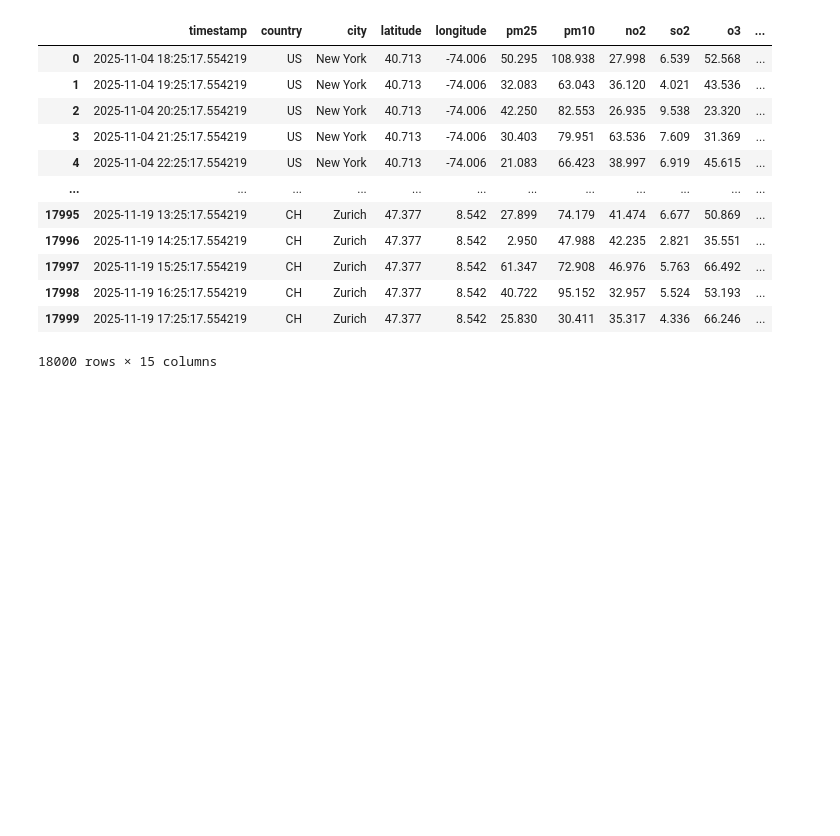
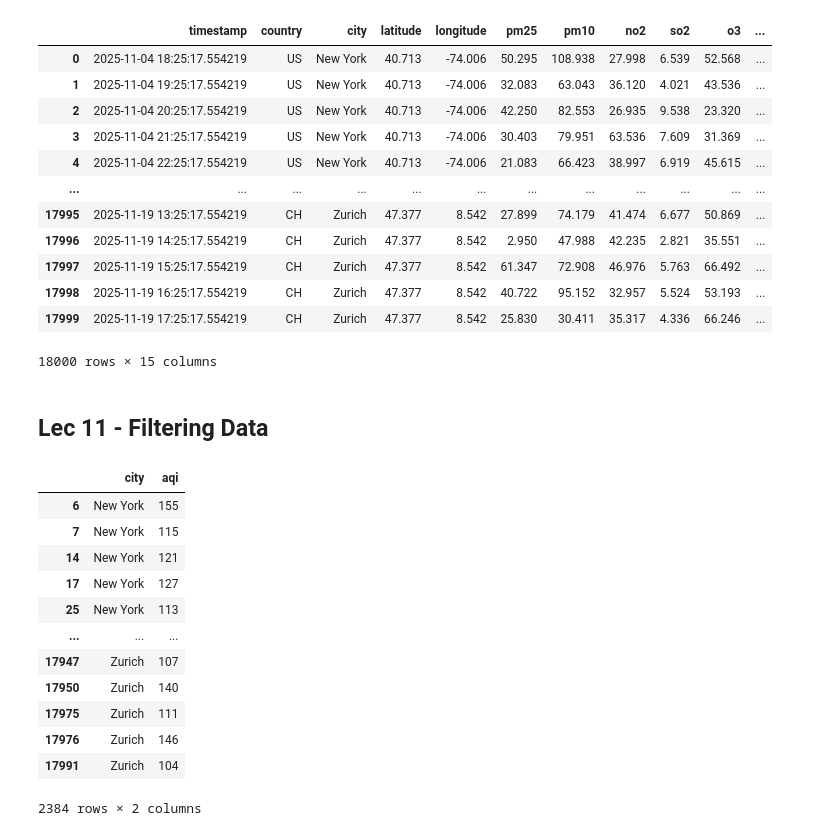
Before and after one commit to SourabhTiware/AI-ML-Learning-Journey, a Jupyter notebook: 05 - Pandas part 1/Kaggle dataset with Practice/Practice_pandas_with_real_data.ipynb, the cells around one changed output. Drawn from its saved outputs; the diff is of its cells as text; code cells hidden in the pictures; blank space fills up the shorter version.

```diff
--- a/05 - Pandas part 1/Kaggle dataset with Practice/Practice_pandas_with_real_data.ipynb
+++ b/05 - Pandas part 1/Kaggle dataset with Practice/Practice_pandas_with_real_data.ipynb
@@ -137,3 +139,27 @@ df
 | 17998 | 2025-11-19 16:25:17.554219 | CH | Zurich | 47.377 | 8.542 | 40.722 | 95.152 | 32.957 | 5.524 | 53.193 | ... |
 | 17999 | 2025-11-19 17:25:17.554219 | CH | Zurich | 47.377 | 8.542 | 25.830 | 30.411 | 35.317 | 4.336 | 66.246 | ... |
 18000 rows × 15 columns
+# %% [markdown]
+## Lec 11 - Filtering Data
+# %%
+# aqi is greater than 100
+df[ df["aqi"] > 100]
+# aqi is greather than 100 and temperature is greate 30 - combine two condition
+df[ (df["aqi"] > 100)  & (df["temperature"] > 30) ]
+
+# get city and aqi column from sorted data - combine conditaion with pass columns name. outeside the condidion [] brecket.
+df[ (df["aqi"] > 100)  & (df["temperature"] > 30) ] [["city","aqi"] ]
+# %% [output]
+|  | city | aqi |
+| 6 | New York | 155 |
+| 7 | New York | 115 |
+| 14 | New York | 121 |
+| 17 | New York | 127 |
+| 25 | New York | 113 |
+| ... | ... | ... |
+| 17947 | Zurich | 107 |
+| 17950 | Zurich | 140 |
+| 17975 | Zurich | 111 |
+| 17976 | Zurich | 146 |
+| 17991 | Zurich | 104 |
+2384 rows × 2 columns
```
Also changed, not shown: parts of 6 cells of this notebook, 8 other files.
